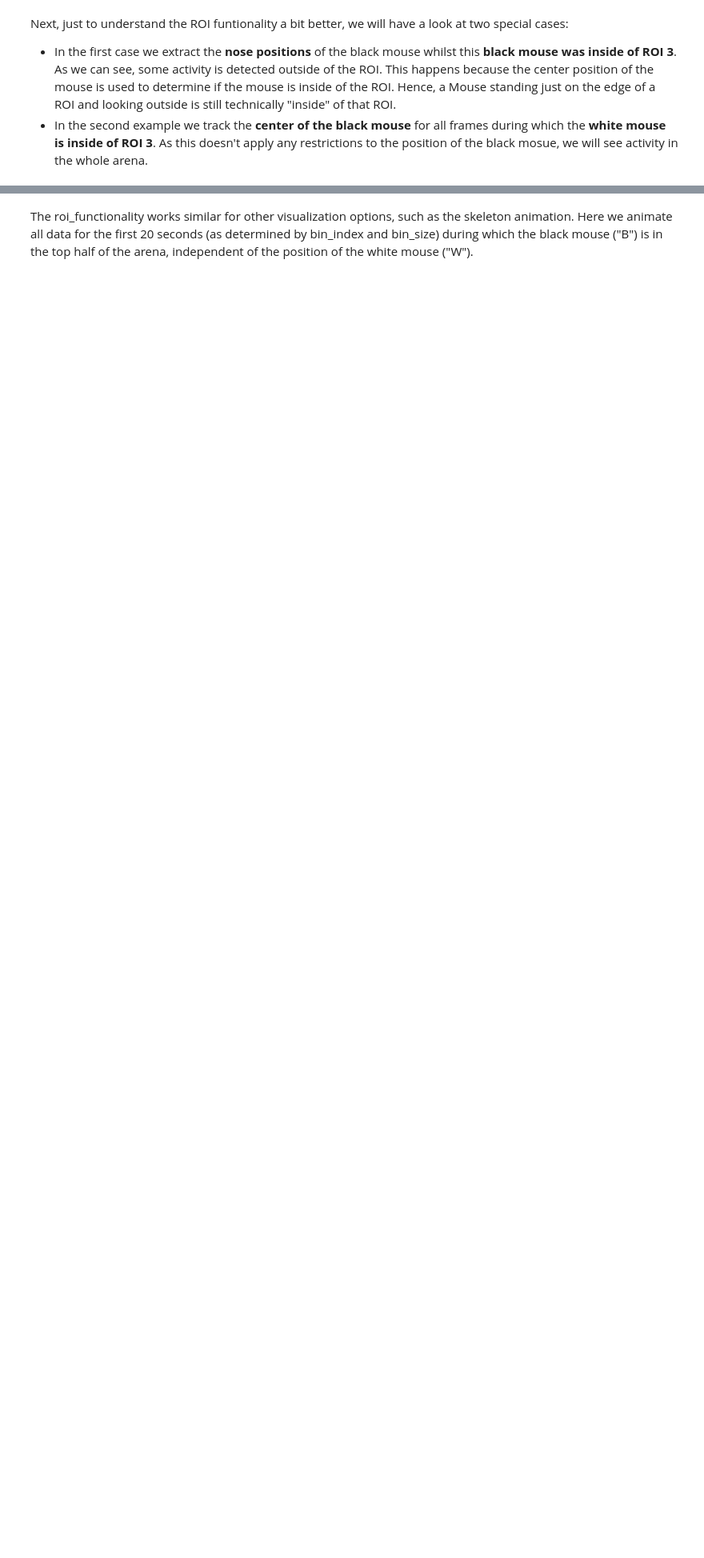
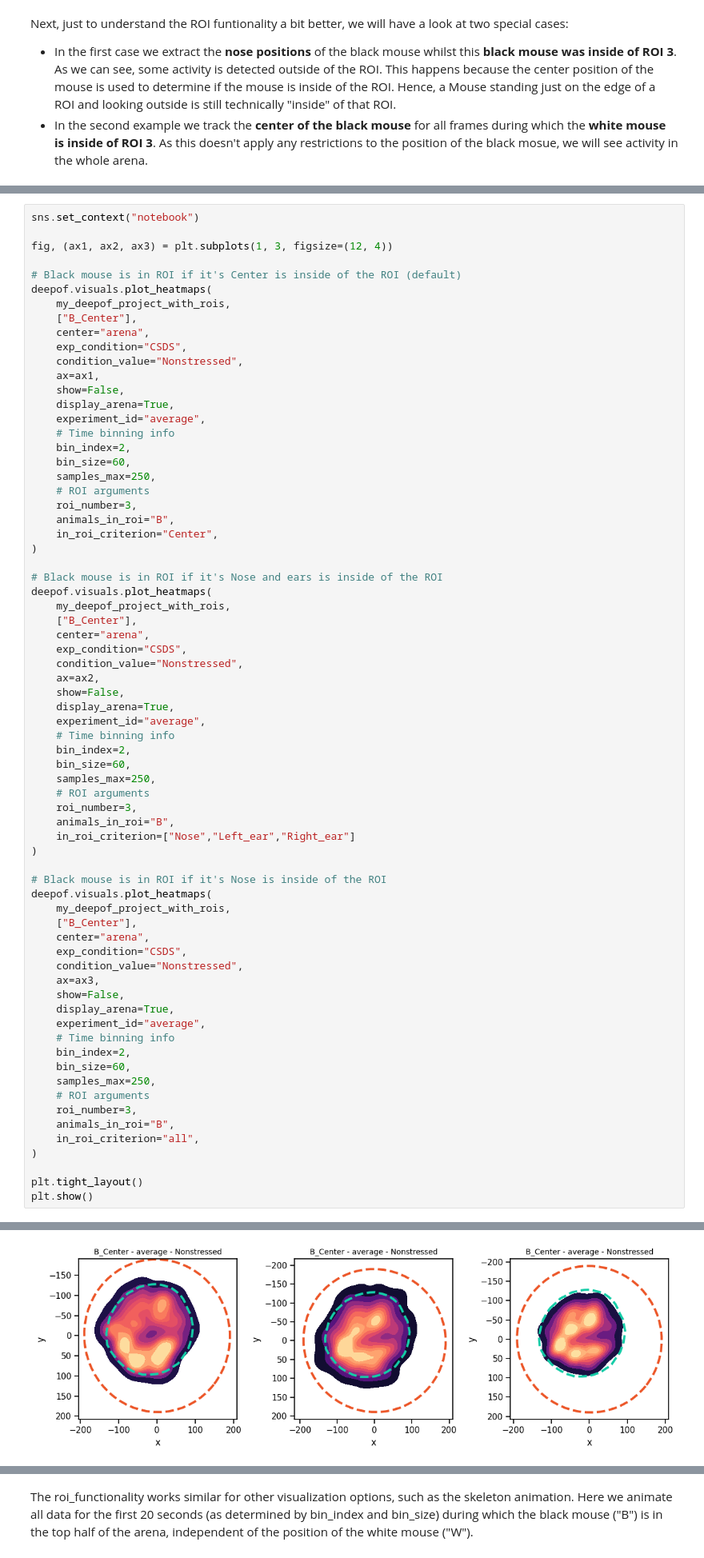
Before and after one commit to mlfpm/deepof, a Jupyter notebook: docs/source/tutorial_notebooks/deepof_roi_tutorial.ipynb, the cells around one changed output, grey strips where cells are left out. Shown at 80% size. Drawn from its saved outputs; the diff is of its cells as text; blank space fills up the shorter version.

```diff
--- a/docs/source/tutorial_notebooks/deepof_roi_tutorial.ipynb
+++ b/docs/source/tutorial_notebooks/deepof_roi_tutorial.ipynb
@@ -199,0 +200,71 @@ To avoid this, you can increase the input parameter "samples_max", but this also
+# %%
+sns.set_context("notebook")
+
+fig, (ax1, ax2, ax3) = plt.subplots(1, 3, figsize=(12, 4))
+
+# Black mouse is in ROI if it's Center is inside of the ROI (default)
+deepof.visuals.plot_heatmaps(
+    my_deepof_project_with_rois,
+    ["B_Center"],
+    center="arena",
+    exp_condition="CSDS",
+    condition_value="Nonstressed",
+    ax=ax1,
+    show=False,
+    display_arena=True,
+    experiment_id="average",
+    # Time binning info
+    bin_index=2,
+    bin_size=60,
+    samples_max=250,
+    # ROI arguments
+    roi_number=3,
+    animals_in_roi="B",
+    in_roi_criterion="Center",
+)
+
+# Black mouse is in ROI if it's Nose and ears is inside of the ROI
+deepof.visuals.plot_heatmaps(
+    my_deepof_project_with_rois,
+    ["B_Center"],
+    center="arena",
+    exp_condition="CSDS",
+    condition_value="Nonstressed",
+    ax=ax2,
+    show=False,
+    display_arena=True,
+    experiment_id="average",
+    # Time binning info
+    bin_index=2,
+    bin_size=60,
+    samples_max=250,
+    # ROI arguments
+    roi_number=3,
+    animals_in_roi="B",
+    in_roi_criterion=["Nose","Left_ear","Right_ear"]
+)
+
+# Black mouse is in ROI if it's Nose is inside of the ROI
+deepof.visuals.plot_heatmaps(
+    my_deepof_project_with_rois,
+    ["B_Center"],
+    center="arena",
+    exp_condition="CSDS",
+    condition_value="Nonstressed",
+    ax=ax3,
+    show=False,
+    display_arena=True,
+    experiment_id="average",
+    # Time binning info
+    bin_index=2,
+    bin_size=60,
+    samples_max=250,
+    # ROI arguments
+    roi_number=3,
+    animals_in_roi="B",
+    in_roi_criterion="all",
+)
+
+plt.tight_layout()
+plt.show()
+# %% [output]
@@ -199,0 +279 @@ To avoid this, you can increase the input parameter "samples_max", but this also
+[figure, added]
```
Also changed, not shown: parts of 9 cells of this notebook, 2 other files.
